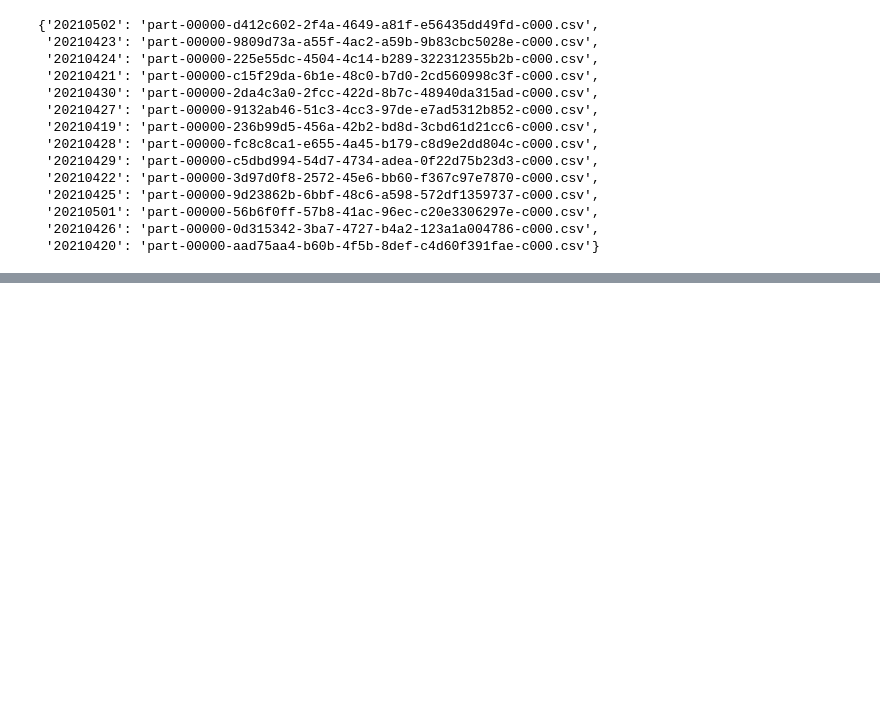
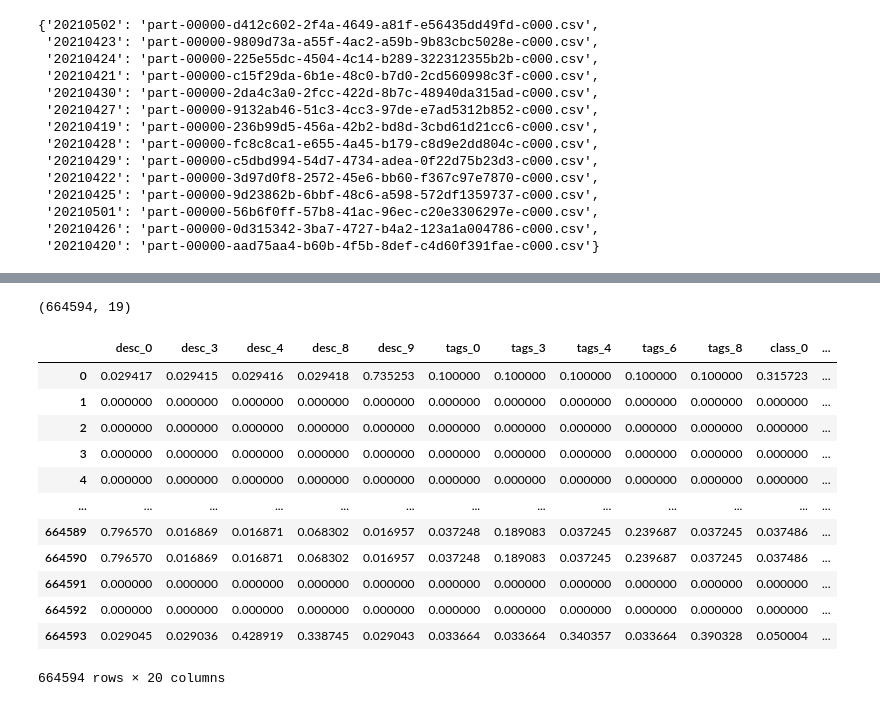
Before and after one commit to GZYZG/2021-digix-recommendation, a Jupyter notebook: embedding.ipynb, the cells around one changed output, grey strips where cells are left out. Drawn from its saved outputs; the diff is of its cells as text; code cells hidden in the pictures; blank space fills up the shorter version.

```diff
--- a/embedding.ipynb
+++ b/embedding.ipynb
@@ -272,0 +197,5 @@ emb_cols
+# %%
+video.key = 'video_id'
+# %%
+emb_cols = select_emb_cols_by_variance(video, threshold=0.015)
+emb_cols
@@ -272,0 +222,3 @@ emb_cols
+# %%
+%%time
+context1 = g.apply(lambda x: apply_one_user_one_day(x, video, emb_cols=emb_cols))
@@ -272,0 +228,26 @@ emb_cols
+# %%
+np.array(context1.values.tolist()).shape
+# %% [output]
+(664594, 19)
+# %%
+uids = context1.index
+contexts = context1.values
+contexts = np.array(contexts.tolist())
+# %%
+df = pd.DataFrame(contexts, columns=emb_cols)
+df['user_id'] = uids
+df
+# %% [output]
+|  | desc_0 | desc_3 | desc_4 | desc_8 | desc_9 | tags_0 | tags_3 | tags_4 | tags_6 | tags_8 | class_0 | ... |
+| 0 | 0.029417 | 0.029415 | 0.029416 | 0.029418 | 0.735253 | 0.100000 | 0.100000 | 0.100000 | 0.100000 | 0.100000 | 0.315723 | ... |
+| 1 | 0.000000 | 0.000000 | 0.000000 | 0.000000 | 0.000000 | 0.000000 | 0.000000 | 0.000000 | 0.000000 | 0.000000 | 0.000000 | ... |
+| 2 | 0.000000 | 0.000000 | 0.000000 | 0.000000 | 0.000000 | 0.000000 | 0.000000 | 0.000000 | 0.000000 | 0.000000 | 0.000000 | ... |
+| 3 | 0.000000 | 0.000000 | 0.000000 | 0.000000 | 0.000000 | 0.000000 | 0.000000 | 0.000000 | 0.000000 | 0.000000 | 0.000000 | ... |
+| 4 | 0.000000 | 0.000000 | 0.000000 | 0.000000 | 0.000000 | 0.000000 | 0.000000 | 0.000000 | 0.000000 | 0.000000 | 0.000000 | ... |
+| ... | ... | ... | ... | ... | ... | ... | ... | ... | ... | ... | ... | ... |
+| 664589 | 0.796570 | 0.016869 | 0.016871 | 0.068302 | 0.016957 | 0.037248 | 0.189083 | 0.037245 | 0.239687 | 0.037245 | 0.037486 | ... |
+| 664590 | 0.796570 | 0.016869 | 0.016871 | 0.068302 | 0.016957 | 0.037248 | 0.189083 | 0.037245 | 0.239687 | 0.037245 | 0.037486 | ... |
+| 664591 | 0.000000 | 0.000000 | 0.000000 | 0.000000 | 0.000000 | 0.000000 | 0.000000 | 0.000000 | 0.000000 | 0.000000 | 0.000000 | ... |
+| 664592 | 0.000000 | 0.000000 | 0.000000 | 0.000000 | 0.000000 | 0.000000 | 0.000000 | 0.000000 | 0.000000 | 0.000000 | 0.000000 | ... |
+| 664593 | 0.029045 | 0.029036 | 0.428919 | 0.338745 | 0.029043 | 0.033664 | 0.033664 | 0.340357 | 0.033664 | 0.390328 | 0.050004 | ... |
+664594 rows × 20 columns
```
Also changed, not shown: parts of 16 cells of this notebook, 11 other files.
